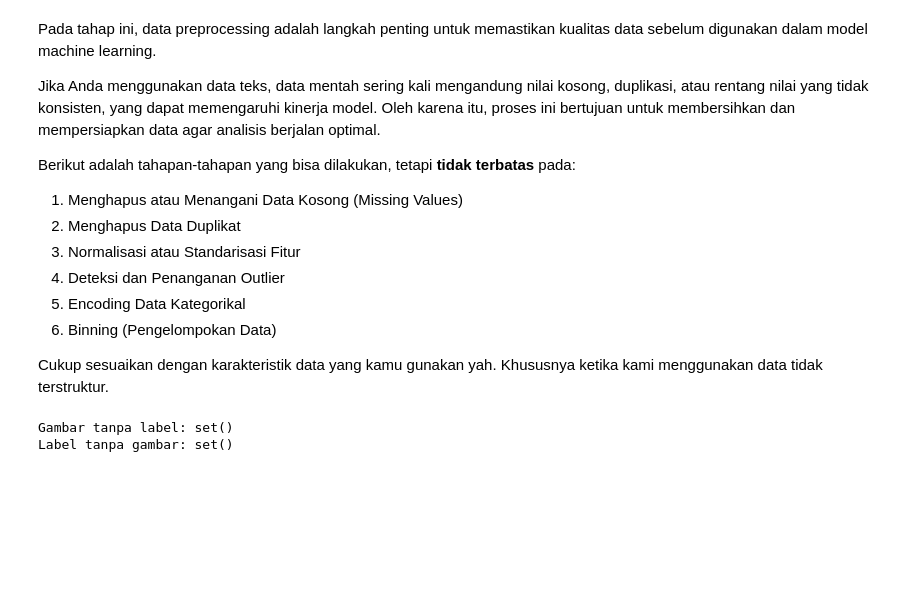
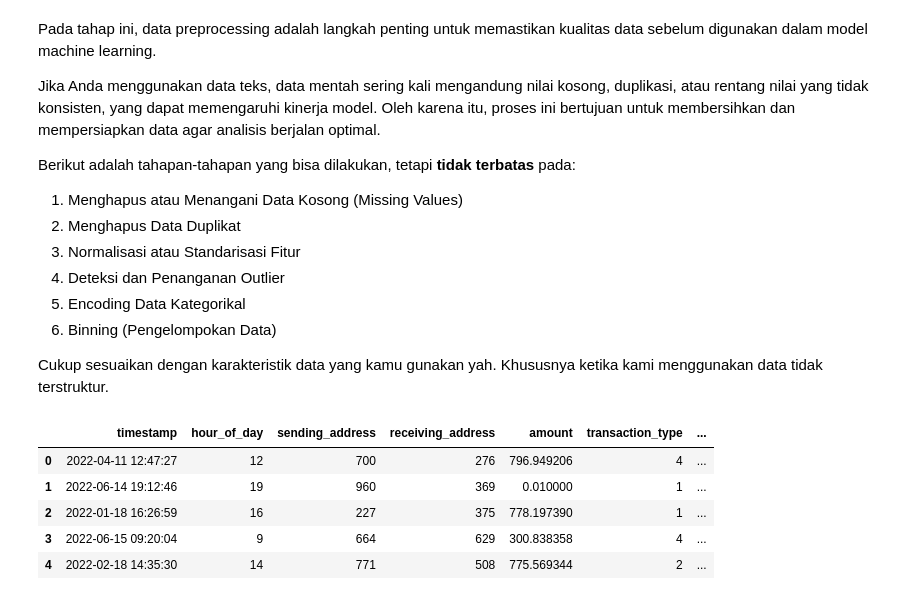
Before and after one commit to difafisa/Membangun-Sistem-Machine-Learning, a Jupyter notebook: preprocessing/Eksperimen_MSML.ipynb, the cells around one changed output. Saved outputs shown, nothing was run; the diff lists cells and outputs as text; code cells hidden in the pictures; blank space fills up the shorter version.

```diff
--- a/preprocessing/Eksperimen_MSML.ipynb
+++ b/preprocessing/Eksperimen_MSML.ipynb
@@ -171,15 +158,3 @@ Berikut adalah tahapan-tahapan yang bisa dilakukan, tetapi **tidak terbatas** pa
 6. Binning (Pengelompokan Data)
 
 Cukup sesuaikan dengan karakteristik data yang kamu gunakan yah. Khususnya ketika kami menggunakan data tidak terstruktur.
-# %%
-images = set(os.path.splitext(f)[0] for f in os.listdir('/content/train/images'))
-labels = set(os.path.splitext(f)[0] for f in os.listdir('/content/train/labels'))
-
-unlabeled_images = images - labels
-missing_images = labels - images
-
-print("Gambar tanpa label:", unlabeled_images)
-print("Label tanpa gambar:", missing_images)
-# %% [output]
-Gambar tanpa label: set()
-Label tanpa gambar: set()
@@ -200,0 +161,25 @@ move_files(test_imgs, '/content/train/images', '/content/train/labels', '/conten
+# %%
+data.drop(columns=['timestamp', 'sending_address', 'receiving_address', 'risk_score'], inplace=True)
+# %%
+data.dropna(inplace=True)
+# %%
+data.drop_duplicates(inplace=True)
+# %%
+cols = data.select_dtypes(include=['object']).columns
+
+# Buat dictionary untuk menyimpan encoder per kolom
+le_dict = {}
+
+for col in cols:
+    le = LabelEncoder()
+    data[col] = le.fit_transform(data[col])
+    le_dict[col] = le  # simpan encoder supaya bisa dipakai untuk transform baru
+
+data.head()
+# %% [output]
+|  | timestamp | hour_of_day | sending_address | receiving_address | amount | transaction_type | ... |
+| 0 | 2022-04-11 12:47:27 | 12 | 700 | 276 | 796.949206 | 4 | ... |
+| 1 | 2022-06-14 19:12:46 | 19 | 960 | 369 | 0.010000 | 1 | ... |
+| 2 | 2022-01-18 16:26:59 | 16 | 227 | 375 | 778.197390 | 1 | ... |
+| 3 | 2022-06-15 09:20:04 | 9 | 664 | 629 | 300.838358 | 4 | ... |
+| 4 | 2022-02-18 14:35:30 | 14 | 771 | 508 | 775.569344 | 2 | ... |
```
Also changed, not shown: parts of 16 cells of this notebook, 8 other files.
